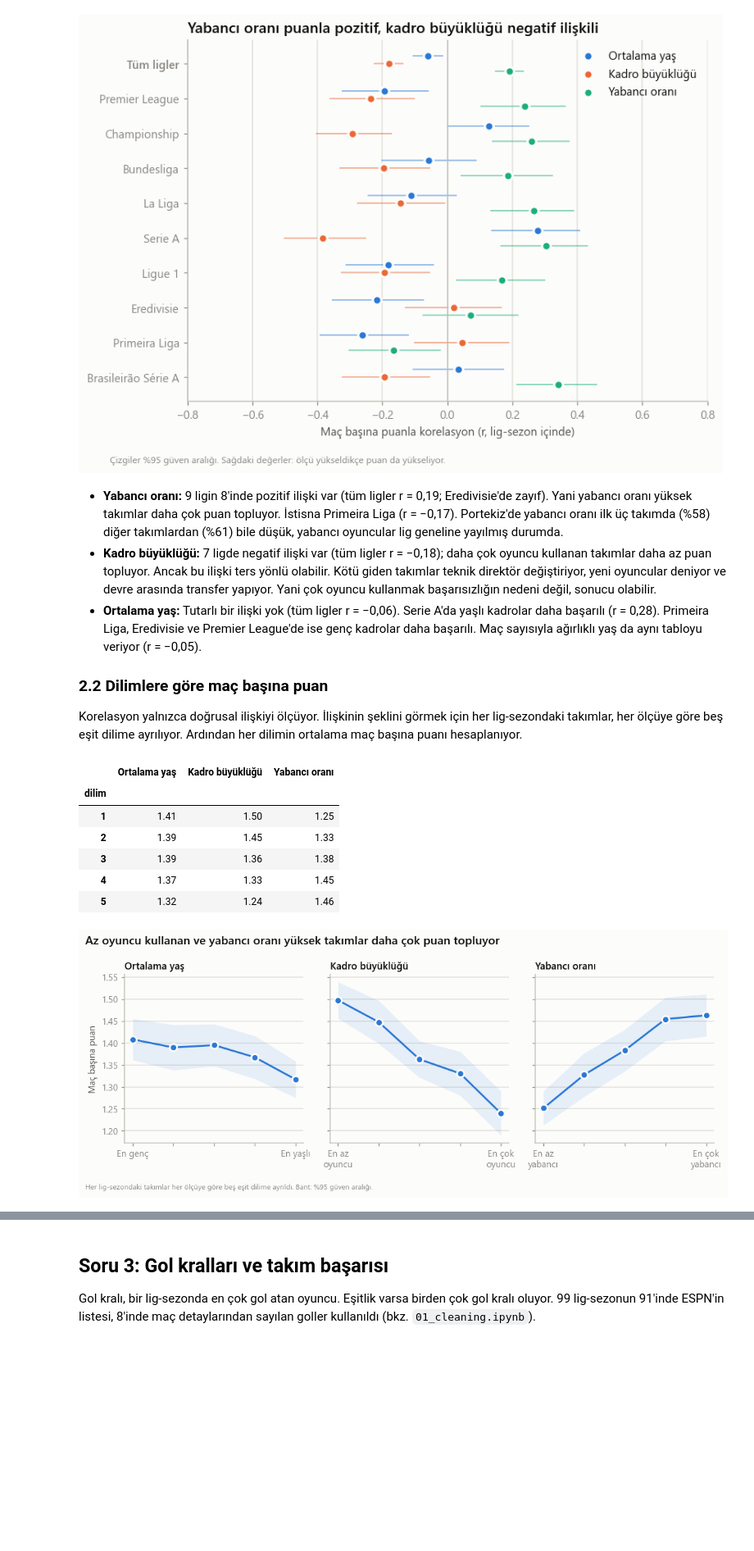
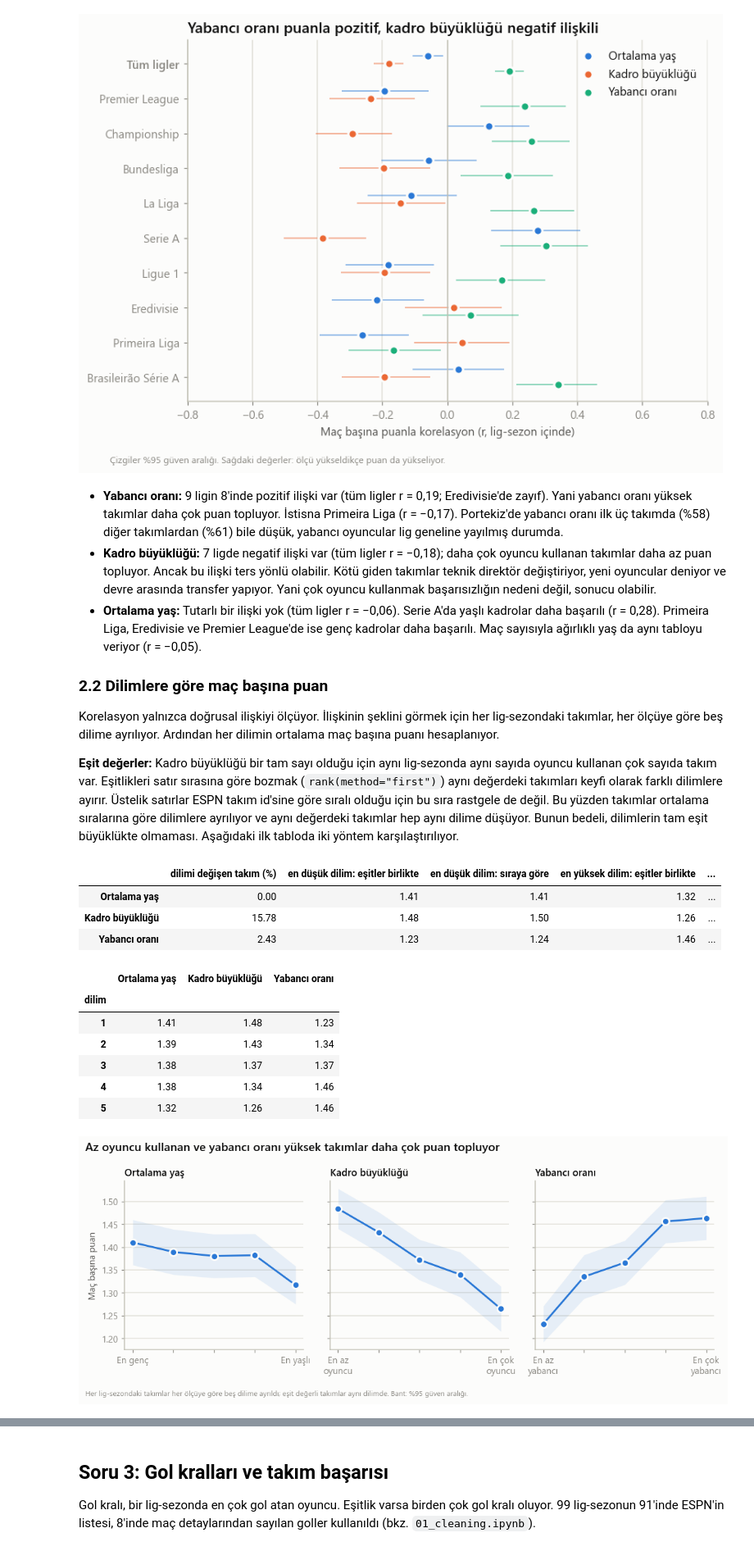
Before and after one commit to Daisyhaxx/saha-disi-faktorler, a Jupyter notebook: notebooks/02_analysis.ipynb, the cells around one changed output, grey strips where cells are left out. Shown at 82% size. Drawn from its saved outputs; the diff is of its cells as text; code cells hidden in the pictures; blank space fills up the shorter version.

```diff
--- a/notebooks/02_analysis.ipynb
+++ b/notebooks/02_analysis.ipynb
@@ -55,11 +57,23 @@ def save(fig, name):
 
 
 def mean_ci(values):
-    # Ortalama ve %95 güven aralığının yarı genişliği (normal yaklaşım)
+    # Ortalama ve %95 güven aralığının yarı genişliği (normal yaklaşım).
+    # Gözlemlerin birbirinden bağımsız olduğunu varsayar.
     values = pd.Series(values).dropna()
     return values.mean(), 1.96 * values.std(ddof=1) / np.sqrt(len(values))
 
 
+def cluster_bootstrap_ci(sums, stat, n_boot=2000, seed=0):
+    # Küme bootstrap: gözlemler tek tek değil, kümeler halinde (örneğin takım-sezon)
+    # yerine konarak yeniden örneklenir. Böylece aynı kümedeki gözlemlerin birbirine
+    # benzemesi aralığa yansır. sums: küme başına toplamlar (satır = küme).
+    # stat: toplamlardan istatistiği hesaplayan fonksiyon. %95 yüzdelik aralığı döndürür.
+    rng = np.random.default_rng(seed)
+    weights = rng.multinomial(len(sums), np.full(len(sums), 1 / len(sums)), size=n_boot)
+    totals = pd.DataFrame(weights @ sums.to_numpy(dtype=float), columns=sums.columns)
+    return np.percentile(stat(totals), [2.5, 97.5])
+
+
 def season_label(season):
     return f"{season}/{str(season + 1)[-2:]}"
 # %% [markdown]
@@ -352,45 +413,69 @@ plt.show()
 
 ### 2.2 Dilimlere göre maç başına puan
 
-Korelasyon yalnızca doğrusal ilişkiyi ölçüyor. İlişkinin şeklini görmek için her lig-sezondaki takımlar, her ölçüye göre beş eşit dilime ayrılıyor. Ardından her dilimin ortalama maç başına puanı hesaplanıyor.
+Korelasyon yalnızca doğrusal ilişkiyi ölçüyor. İlişkinin şeklini görmek için her lig-sezondaki takımlar, her ölçüye göre beş dilime ayrılıyor. Ardından her dilimin ortalama maç başına puanı hesaplanıyor.
+
+**Eşit değerler:** Kadro büyüklüğü bir tam sayı olduğu için aynı lig-sezonda aynı sayıda oyuncu kullanan çok sayıda takım var. Eşitlikleri satır sırasına göre bozmak (`rank(method="first")`) aynı değerdeki takımları keyfi olarak farklı dilimlere ayırır. Üstelik satırlar ESPN takım id'sine göre sıralı olduğu için bu sıra rastgele de değil. Bu yüzden takımlar ortalama sıralarına göre dilimlere ayrılıyor ve aynı değerdeki takımlar hep aynı dilime düşüyor. Bunun bedeli, dilimlerin tam eşit büyüklükte olmaması. Aşağıdaki ilk tabloda iki yöntem karşılaştırılıyor.
 # %%
 PANELS = [("mean_age", "Ortalama yaş", ("En genç", "En yaşlı")),
           ("squad_size", "Kadro büyüklüğü", ("En az\noyuncu", "En çok\noyuncu")),
           ("foreign_share", "Yabancı oranı", ("En az\nyabancı", "En çok\nyabancı"))]
-quintiles = {}
+
+
+def quintile(values, ties="average"):
+    # Lig-sezon içinde 1-5 arası dilim. ties="average": eşit değerler aynı dilime düşer.
+    # ties="first": eşitlikler satır sırasına göre bozulur (yalnızca karşılaştırma için).
+    return np.ceil(values.rank(method=ties) * 5 / values.count())
+
+
+quintiles, tie_check = {}, {}
 for metric, label, _ in PANELS:
-    bucket = team.groupby(["league", "season"])[metric].transform(
-        lambda s: pd.qcut(s.rank(method="first"), 5, labels=False) + 1)
+    by_season = team.groupby(["league", "season"])[metric]
+    bucket = by_season.transform(quintile)
+    bucket_first = by_season.transform(quintile, ties="first")
+    team[f"{metric}_q"] = bucket
     stats = team.groupby(bucket)["ppg"].agg(ortalama="mean", sd="std", n="size")
     stats["ci"] = 1.96 * stats.pop("sd") / np.sqrt(stats["n"])
+    stats.index = stats.index.astype(int)
     quintiles[label] = stats
+    by_first = team.groupby(bucket_first)["ppg"].mean()
+    tie_check[label] = {"dilimi değişen takım (%)": 100 * (bucket != bucket_first)[bucket.notna()].mean(),
+                        "en düşük dilim: eşitler birlikte": stats["ortalama"].iloc[0],
+                        "en düşük dilim: sıraya göre": by_first.iloc[0],
+                        "en yüksek dilim: eşitler birlikte": stats["ortalama"].iloc[-1],
+                        "en yüksek dilim: sıraya göre": by_first.iloc[-1]}
+display(pd.DataFrame(tie_check).T.round(2))
 pd.concat({label: s["ortalama"] for label, s in quintiles.items()}, axis=1).round(2).rename_axis("dilim")
 # %% [output]
-|  | Ortalama yaş | Kadro büyüklüğü | Yabancı oranı |
-| dilim |  |  |  |
-| 1 | 1.41 | 1.50 | 1.25 |
-| 2 | 1.39 | 1.45 | 1.33 |
-| 3 | 1.39 | 1.36 | 1.38 |
-| 4 | 1.37 | 1.33 | 1.45 |
-| 5 | 1.32 | 1.24 | 1.46 |
+|  | dilimi değişen takım (%) | en düşük dilim: eşitler birlikte | en düşük dilim: sıraya göre | en yüksek dilim: eşitler birlikte | ... |
+| Ortalama yaş | 0.00 | 1.41 | 1.41 | 1.32 | ... |
+| Kadro büyüklüğü | 15.78 | 1.48 | 1.50 | 1.26 | ... |
+| Yabancı oranı | 2.43 | 1.23 | 1.24 | 1.46 | ... |
+|  | Ortalama yaş | Kadro büyüklüğü | Yabancı oranı |
+| dilim |  |  |  |
+| 1 | 1.41 | 1.48 | 1.23 |
+| 2 | 1.39 | 1.43 | 1.34 |
+| 3 | 1.38 | 1.37 | 1.37 |
+| 4 | 1.38 | 1.34 | 1.46 |
+| 5 | 1.32 | 1.26 | 1.46 |
 # %%
 fig, axes = plt.subplots(1, 3, figsize=(10, 3.8), sharey=True)
 for ax, (metric, label, ends) in zip(axes, PANELS):
     stats = quintiles[label]
     ax.fill_between(stats.index, stats["ortalama"] - stats["ci"], stats["ortalama"] + stats["ci"],
                     color=BLUE, alpha=0.1, linewidth=0)
     ax.plot(stats.index, stats["ortalama"], color=BLUE, marker="o",
             markeredgecolor=SURFACE, markeredgewidth=2)
     ax.set_xticks([1, 2, 3, 4, 5], [ends[0], "", "", "", ends[1]])
     ax.grid(axis="x", visible=False)
     ax.set_title(label, fontsize=11)
 axes[0].set_ylabel("Maç başına puan")
 fig.suptitle("Az oyuncu kullanan ve yabancı oranı yüksek takımlar daha çok puan topluyor", x=0.01, ha="left", fontsize=13, fontweight="semibold")
-fig.text(0.01, -0.04, "Her lig-sezondaki takımlar her ölçüye göre beş eşit dilime ayrıldı. Bant: %95 güven aralığı.",
+fig.text(0.01, -0.04, "Her lig-sezondaki takımlar her ölçüye göre beş dilime ayrıldı; eşit değerli takımlar aynı dilimde. Bant: %95 güven aralığı.",
          color=MUTED, fontsize=8)
 fig.tight_layout()
 save(fig, "q2_kadro_dilimler")
 plt.show()
 # %% [output]
-[figure, old version]
+[figure, new version]
 # %% [markdown]
```
Also changed, not shown: parts of 12 cells of this notebook, 5 other files.
